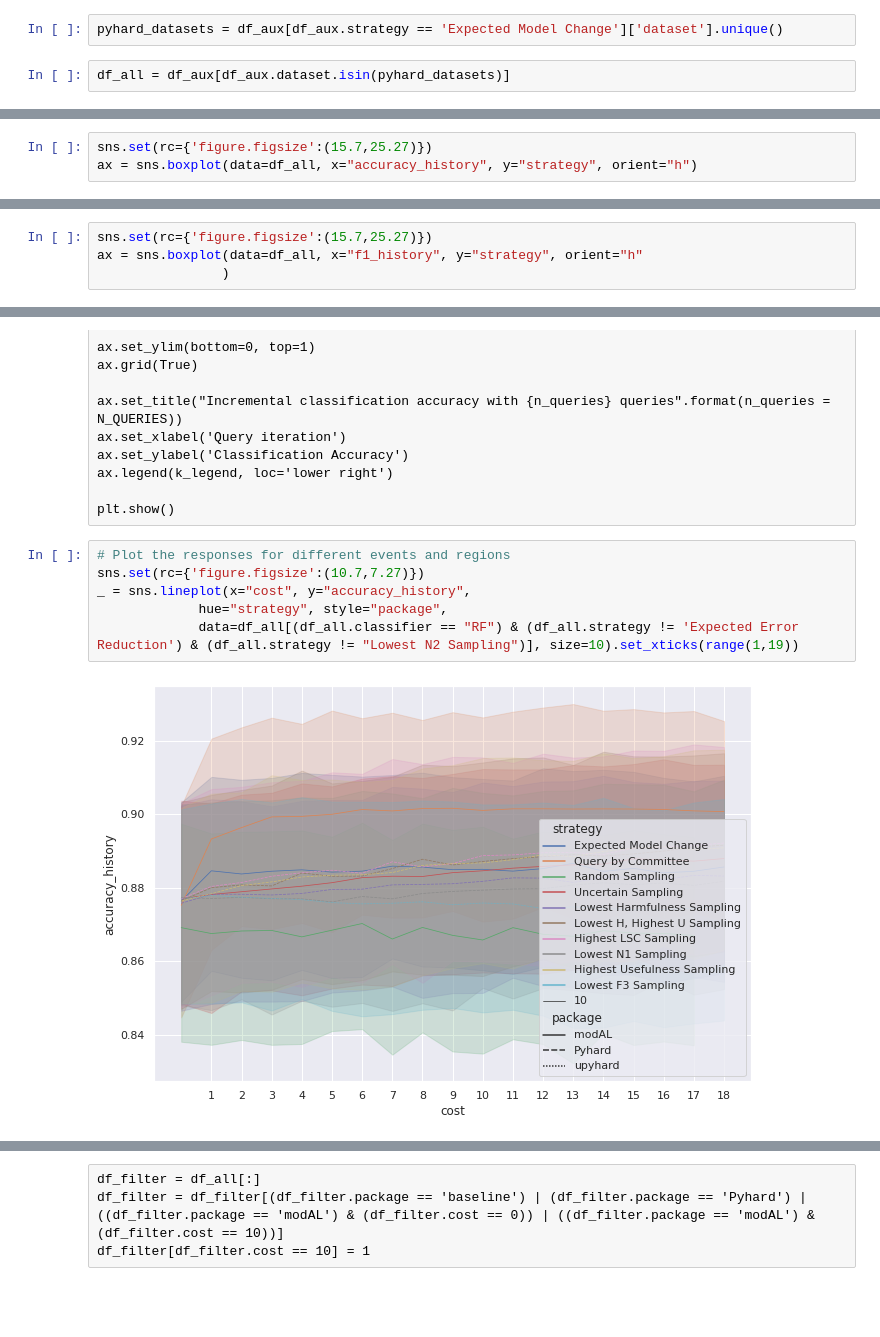
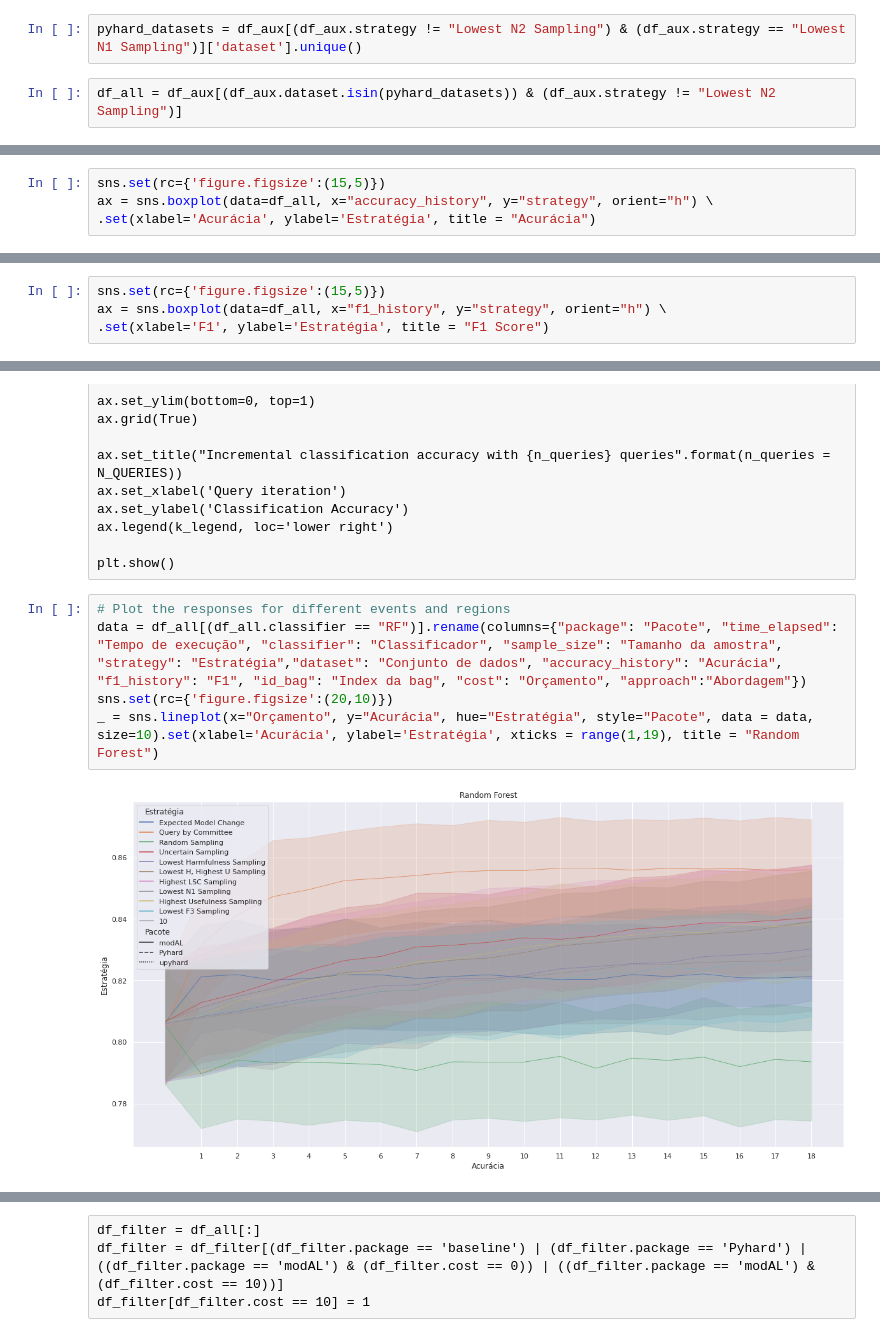
Before and after one commit to ahmoura/active_learning, a Jupyter notebook: ALIH/visualization/Viz output.ipynb, the cells around one changed output, grey strips where cells are left out. Drawn from its saved outputs; the diff is of its cells as text; blank space fills up the shorter version.

```diff
--- a/ALIH/visualization/Viz output.ipynb
+++ b/ALIH/visualization/Viz output.ipynb
@@ -32,7 +26,7 @@ See the caveats in the documentation: https://pandas.pydata.org/pandas-docs/stab
 # %%
-pyhard_datasets = df_aux[df_aux.strategy == 'Expected Model Change']['dataset'].unique()
+pyhard_datasets = df_aux[(df_aux.strategy != "Lowest N2 Sampling") & (df_aux.strategy == "Lowest N1 Sampling")]['dataset'].unique()
 # %%
-df_all = df_aux[df_aux.dataset.isin(pyhard_datasets)]
+df_all = df_aux[(df_aux.dataset.isin(pyhard_datasets)) & (df_aux.strategy != "Lowest N2 Sampling")]
 # %%
 df_all['strategy'].value_counts()
 # %% [output]
@@ -167,6 +144,7 @@ ax = sns.boxplot(data=df_last_result, x="f1_history", y="Strategy", orient="h"
 # %% [markdown]
 ## Boxplot
 # %%
-sns.set(rc={'figure.figsize':(15.7,25.27)})
-ax = sns.boxplot(data=df_all, x="accuracy_history", y="strategy", orient="h")
+sns.set(rc={'figure.figsize':(15,5)})
+ax = sns.boxplot(data=df_all, x="accuracy_history", y="strategy", orient="h") \
+.set(xlabel='Acurácia', ylabel='Estratégia', title = "Acurácia")
 # %% [output]
@@ -174,5 +152,5 @@ ax = sns.boxplot(data=df_all, x="accuracy_history", y="strategy", orient="h")
 # %%
-sns.set(rc={'figure.figsize':(15.7,25.27)})
-ax = sns.boxplot(data=df_all, x="f1_history", y="strategy", orient="h"
-                )
+sns.set(rc={'figure.figsize':(15,5)})
+ax = sns.boxplot(data=df_all, x="f1_history", y="strategy", orient="h") \
+.set(xlabel='F1', ylabel='Estratégia', title = "F1 Score")
 # %% [output]
@@ -205,9 +183,8 @@ ax.legend(k_legend, loc='lower right')
 plt.show()
 # %%
 # Plot the responses for different events and regions
-sns.set(rc={'figure.figsize':(10.7,7.27)})
-_ = sns.lineplot(x="cost", y="accuracy_history",
-             hue="strategy", style="package",
-             data=df_all[(df_all.classifier == "RF") & (df_all.strategy != 'Expected Error Reduction') & (df_all.strategy != "Lowest N2 Sampling")], size=10).set_xticks(range(1,19))
+data = df_all[(df_all.classifier == "RF")].rename(columns={"package": "Pacote", "time_elapsed": "Tempo de execução", "classifier": "Classificador", "sample_size": "Tamanho da amostra", "strategy": "Estratégia","dataset": "Conjunto de dados", "accuracy_history": "Acurácia", "f1_history": "F1", "id_bag": "Index da bag", "cost": "Orçamento", "approach":"Abordagem"})
+sns.set(rc={'figure.figsize':(20,10)})
+_ = sns.lineplot(x="Orçamento", y="Acurácia", hue="Estratégia", style="Pacote", data = data, size=10).set(xlabel='Acurácia', ylabel='Estratégia', xticks = range(1,19), title = "Random Forest")
 # %% [output]
-[figure, old version]
+[figure, new version]
```
Also changed, not shown: parts of 33 cells of this notebook.
